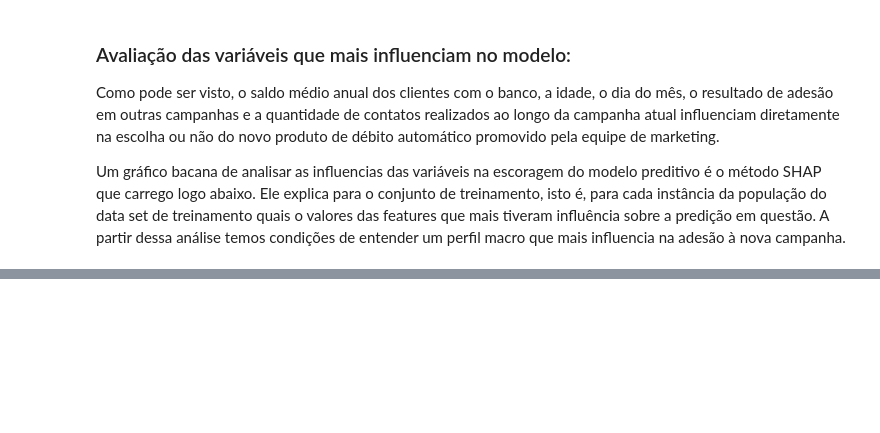
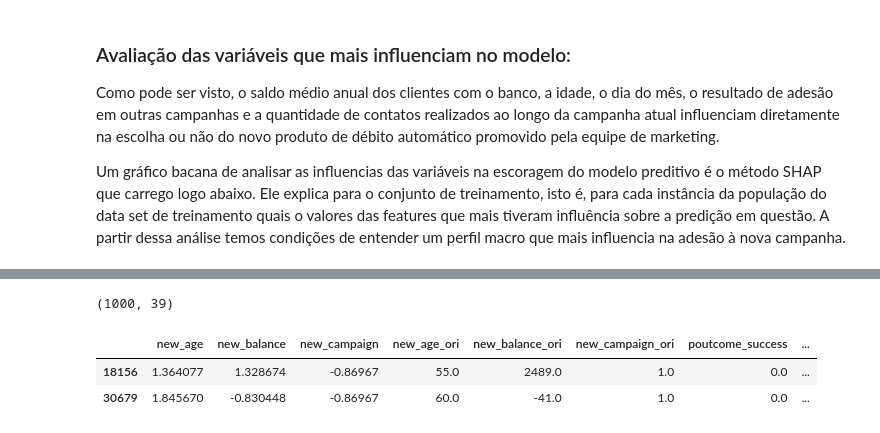
Before and after one commit to robertosp87/data-insight-assessment, a Jupyter notebook: Data_Insight_Assessment_T10_HN_RS.ipynb, the cells around one changed output, grey strips where cells are left out. Saved outputs shown, nothing was run; the diff lists cells and outputs as text; code cells hidden in the pictures; blank space fills up the shorter version.

```diff
--- a/Data_Insight_Assessment_T10_HN_RS.ipynb
+++ b/Data_Insight_Assessment_T10_HN_RS.ipynb
@@ -696,0 +731,16 @@ Um gráfico bacana de analisar as influencias das variáveis na escoragem do mod
+# %%
+#Lista de probabilidade de ser da classe 1 (ou seja, aderir a campanha) considerando as 39 features
+shap_values[1].shape
+# %% [output]
+(1000, 39)
+# %%
+#Vamos avaliar os dois primeiros registros do conjunto de treinamento e verificar quais a variaveis que
+# influenciaram na escoragem do modelo preditivo
+columns_analysis = ['new_age', 'new_balance', 'new_campaign', 'new_age_ori', 'new_balance_ori', 'new_campaign_ori',
+                    'poutcome_success', 'day', 'default', 'job_unemployed', 'marital_married']
+
+bkp_xtrain2[columns_analysis].head(2)
+# %% [output]
+|  | new_age | new_balance | new_campaign | new_age_ori | new_balance_ori | new_campaign_ori | poutcome_success | ... |
+| 18156 | 1.364077 | 1.328674 | -0.86967 | 55.0 | 2489.0 | 1.0 | 0.0 | ... |
+| 30679 | 1.845670 | -0.830448 | -0.86967 | 60.0 | -41.0 | 1.0 | 0.0 | ... |
```
Also changed, not shown: parts of 40 cells of this notebook.
